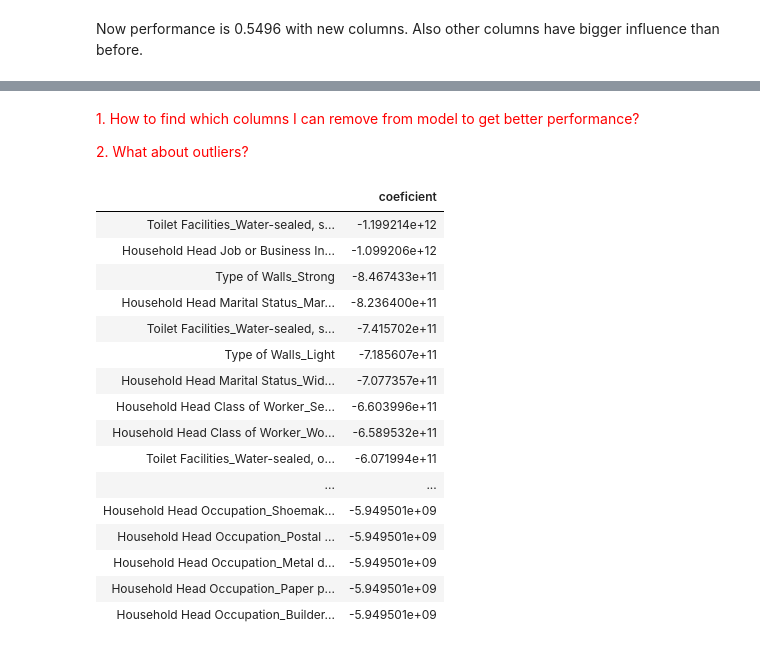
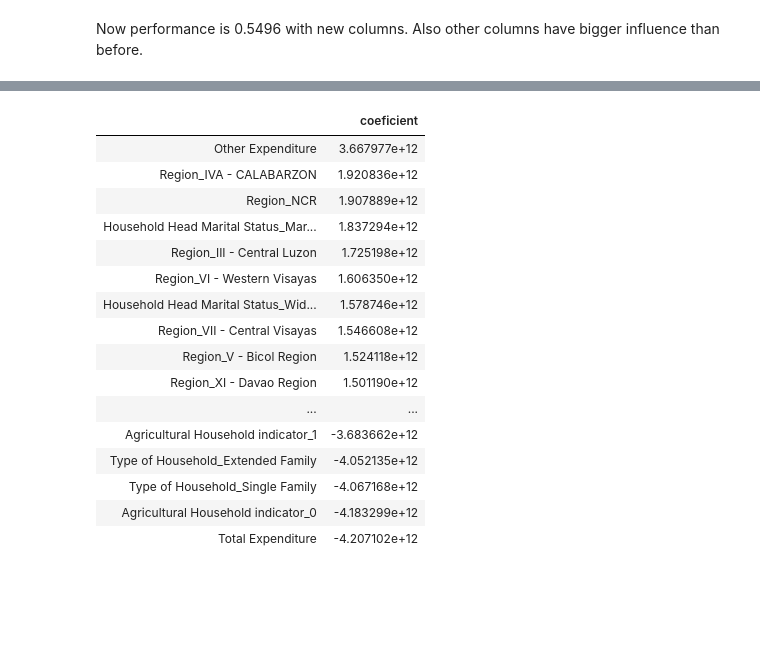
Before and after one commit to Rasa117/project, a Jupyter notebook: Model 1 - Linear Regression.ipynb, the cells around one changed output, grey strips where cells are left out. Drawn from its saved outputs; the diff is of its cells as text; code cells hidden in the pictures; blank space fills up the shorter version.

Commit message:
find mistake and create new model

```diff
--- a/Model 1 - Linear Regression.ipynb
+++ b/Model 1 - Linear Regression.ipynb
@@ -311,0 +386,4 @@ R^2 = 0.8868
+# %%
+data_new = pd.DataFrame()
+data_new = pd.concat([data_number_left, data_number_new, data_choose_recode], axis = 1)
+data_new.head(3)
@@ -311,0 +395,5 @@ R^2 = 0.8868
+# %%
+# split numeric data in train and test sets
+np.random.seed(42)
+mask = np.random.rand(data_new.shape[0]) <= 0.7
+print('Train set shape {0}, test set shape {1}'.format(data_new[mask].shape, data_new[~mask].shape))
@@ -311,0 +402,6 @@ R^2 = 0.8868
+# %%
+mean = data_new[mask].mean()
+std = data_new[mask].std()
+# Standard scaler
+data_new_scaled = (data_new - mean) / std
+data_new_scaled.head(3)
@@ -311,0 +413,12 @@ R^2 = 0.8868
+# %%
+lr = LinearRegression()
+lr.fit(data_new_scaled.iloc[mask, 1:], data_new_scaled[mask]["Total Household Income"])
+pred = lr.predict(data_new_scaled.iloc[~mask, 1:])
+print('RMSE = {0:.04f}'.format(np.sqrt(np.mean((pred - data_new_scaled[~mask]["Total Household Income"])**2))))
+# compare
+pred = pred * std["Total Household Income"] + mean["Total Household Income"]
+print('RMSE = {0:.02f}'.format(np.sqrt(np.mean((pred - data_new[~mask]["Total Household Income"])**2))))
+# R^2
+score = lr.score(data_new_scaled[mask].drop(["Total Household Income"], axis=1),
+                 data_new_scaled[mask]["Total Household Income"])
+print('R^2 = {0:.04f}'.format(score))
@@ -316,26 +436,22 @@ R^2 = 0.8868
-# %% [markdown]
-<font color='red'> 1. How to find which columns I can remove from model to get better performance? </font>
-
-<font color='red'> 2. What about outliers? </font>
 # %%
-pd.options.display.max_rows = 556
-coef_importance = pd.DataFrame(lr.coef_, columns=['coeficient'], index=data_total[mask].drop(["Total Household Income"],axis=1).columns)
-coef_importance.sort_values(by = ["coeficient"], ascending = True)
+pd.options.display.max_rows = 83
+coef_importance = pd.DataFrame(lr.coef_, columns=['coeficient'], index=data_new_scaled[mask].drop(["Total Household Income"],axis=1).columns)
+coef_importance.sort_values(by = ["coeficient"], ascending = False)
 # %% [output]
 |  | coeficient |
-| Toilet Facilities_Water-sealed, s... | -1.199214e+12 |
-| Household Head Job or Business In... | -1.099206e+12 |
-| Type of Walls_Strong | -8.467433e+11 |
-| Household Head Marital Status_Mar... | -8.236400e+11 |
-| Toilet Facilities_Water-sealed, s... | -7.415702e+11 |
-| Type of Walls_Light | -7.185607e+11 |
-| Household Head Marital Status_Wid... | -7.077357e+11 |
-| Household Head Class of Worker_Se... | -6.603996e+11 |
-| Household Head Class of Worker_Wo... | -6.589532e+11 |
-| Toilet Facilities_Water-sealed, o... | -6.071994e+11 |
+| Other Expenditure | 3.667977e+12 |
+| Region_IVA - CALABARZON | 1.920836e+12 |
+| Region_NCR | 1.907889e+12 |
+| Household Head Marital Status_Mar... | 1.837294e+12 |
+| Region_III - Central Luzon | 1.725198e+12 |
+| Region_VI - Western Visayas | 1.606350e+12 |
+| Household Head Marital Status_Wid... | 1.578746e+12 |
+| Region_VII - Central Visayas | 1.546608e+12 |
+| Region_V - Bicol Region | 1.524118e+12 |
+| Region_XI - Davao Region | 1.501190e+12 |
 | ... | ... |
-| Household Head Occupation_Shoemak... | -5.949501e+09 |
-| Household Head Occupation_Postal ... | -5.949501e+09 |
-| Household Head Occupation_Metal d... | -5.949501e+09 |
-| Household Head Occupation_Paper p... | -5.949501e+09 |
-| Household Head Occupation_Builder... | -5.949501e+09 |
+| Agricultural Household indicator_1 | -3.683662e+12 |
+| Type of Household_Extended Family | -4.052135e+12 |
+| Type of Household_Single Family | -4.067168e+12 |
+| Agricultural Household indicator_0 | -4.183299e+12 |
+| Total Expenditure | -4.207102e+12 |
```
Also changed, not shown: parts of 63 cells of this notebook.
